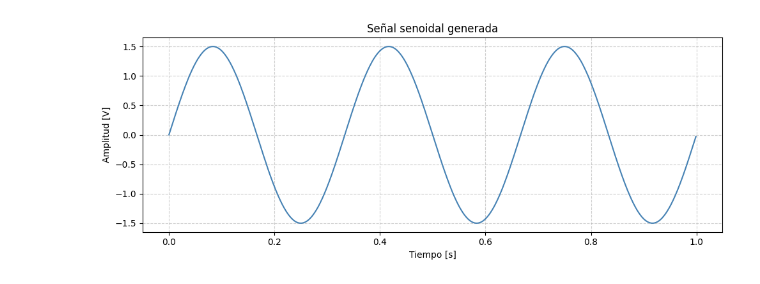
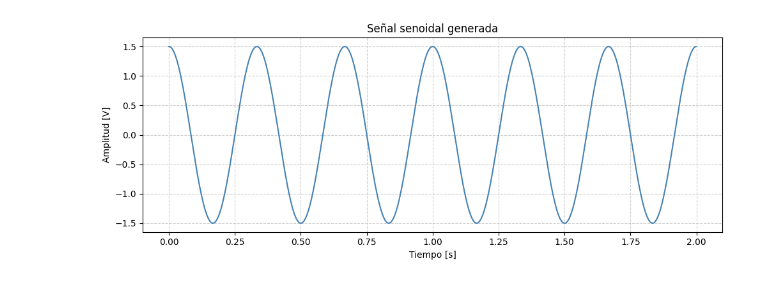
Before and after one commit to Nachoo98/APS-2C, a Jupyter notebook: evidencia-12-08-26.ipynb, the cells around one changed output. Cells and saved outputs as stored; diff of their text form; code cells hidden in the pictures.

```diff
--- a/evidencia-12-08-26.ipynb
+++ b/evidencia-12-08-26.ipynb
@@ -1,25 +1,27 @@
 # %%
 import numpy as np
 import matplotlib.pyplot as plt
 
 N = 1000
-fs = 1000
+fs = 500
 
 
 def mi_funcion_sen(vmax=1.5, dc=0, ff=3, ph=0, nn=N, fs=fs):
     tt = (np.arange(nn) / fs).reshape(nn, 1)
     xx = dc + vmax * np.sin(2 * np.pi * ff * tt + ph)
     return tt, xx
 
-tt, xx = mi_funcion_sen(vmax=1.5, dc=0, ff=3, ph=0, nn=N, fs=fs)
+tt, xx = mi_funcion_sen(vmax=1.5, dc=0, ff=3, ph=np.pi/2, nn=N, fs=fs)
 
 plt.figure(figsize=(10, 4))
 plt.plot(tt, xx, linewidth=1.5, color='steelblue')
 plt.title('Señal senoidal generada')
 plt.xlabel('Tiempo [s]')
 plt.ylabel('Amplitud [V]')
 plt.grid(True, linestyle='--', alpha=0.6)
 plt.tight_layout()
 plt.show()
+
+# la funcion de plot interpola
 # %% [output]
-[figure, old version]
+[figure, new version]
```
Also changed, not shown: 2 other files.
